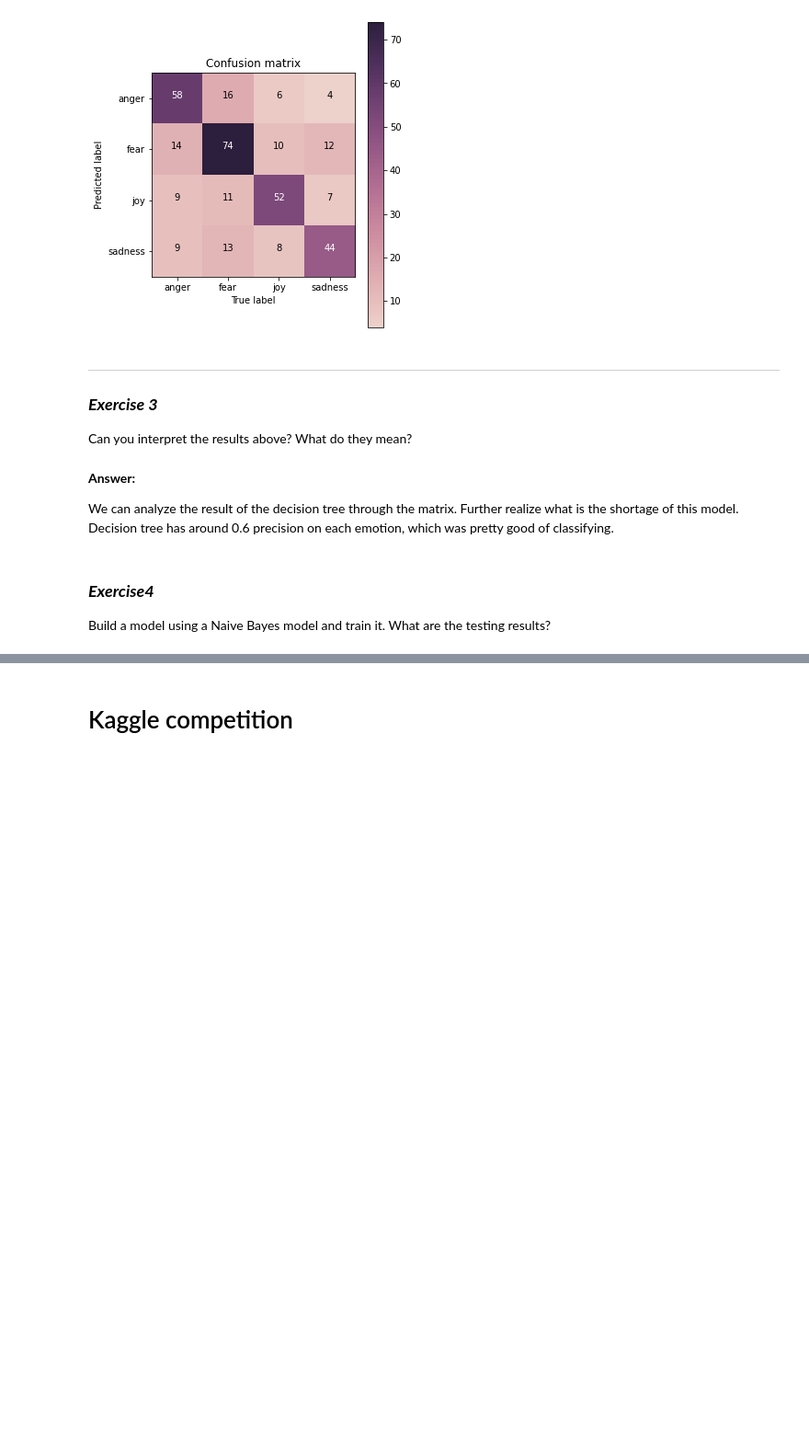
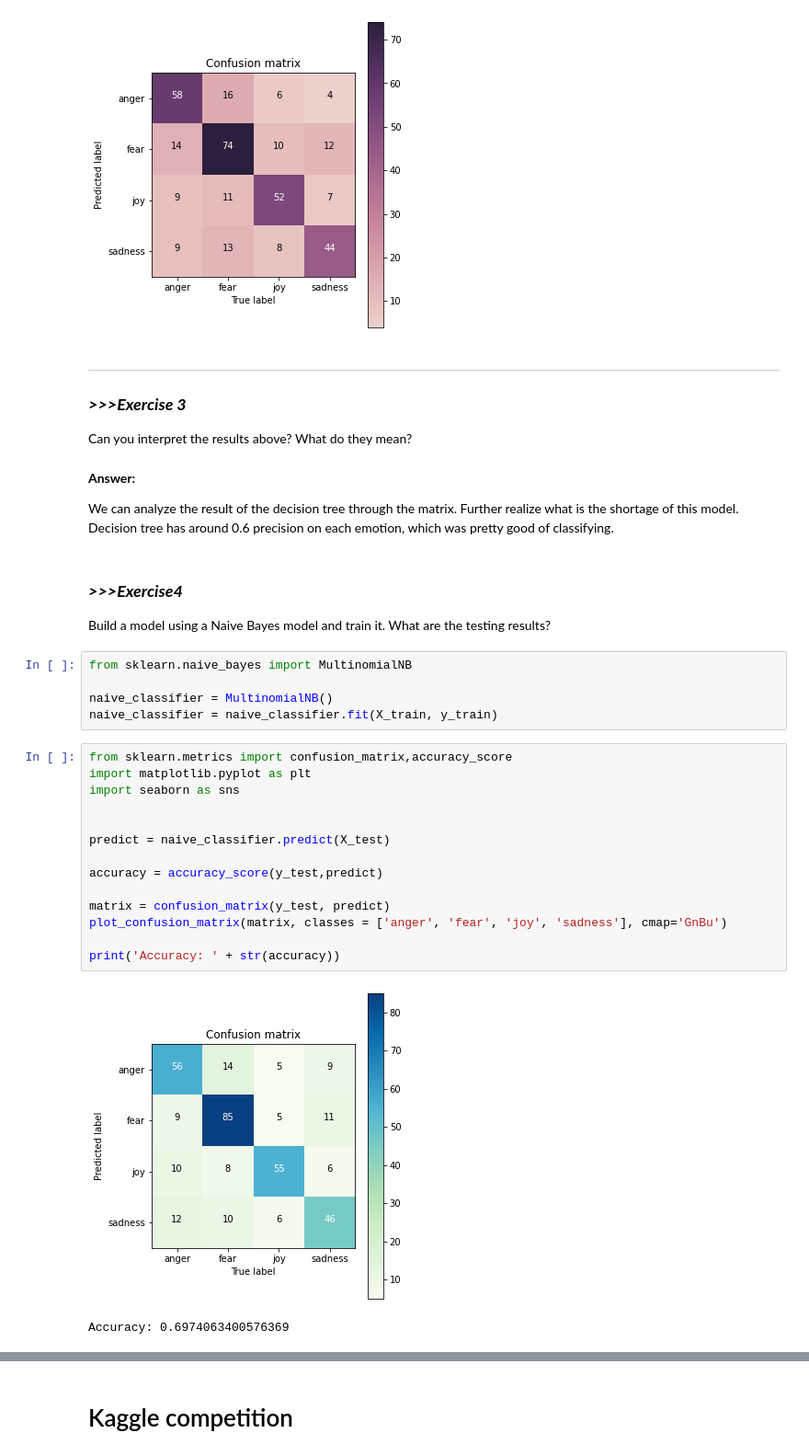
Before and after one commit to JohnnyLin97/DM2021-Lab2-HW2, a Jupyter notebook: DM2021-Lab2-Homework.ipynb, the cells around one changed output, grey strips where cells are left out. Shown at 92% size. Saved outputs shown, nothing was run; the diff lists cells and outputs as text; blank space fills up the shorter version.

```diff
--- a/DM2021-Lab2-Homework.ipynb
+++ b/DM2021-Lab2-Homework.ipynb
@@ -332,12 +332,34 @@ plot_confusion_matrix(cm, classes=my_tags, title='Confusion matrix')
 [figure]
 # %% [markdown]
 ----------------------
-### ***Exercise 3***
+### ***>>>Exercise 3***
 Can you interpret the results above? What do they mean?
 # %% [markdown]
 **Answer:**
 
 We can analyze the result of the decision tree through the matrix. Further realize what is the shortage of this model. Decision tree has around 0.6 precision on each emotion, which was pretty good of classifying.
 # %% [markdown]
-### ***Exercise4***
+### ***>>>Exercise4***
 Build a model using a Naive Bayes model and train it. What are the testing results?
+# %%
+from sklearn.naive_bayes import MultinomialNB
+
+naive_classifier = MultinomialNB()
+naive_classifier = naive_classifier.fit(X_train, y_train)
+# %%
+from sklearn.metrics import confusion_matrix,accuracy_score
+import matplotlib.pyplot as plt
+import seaborn as sns
+
+
+predict = naive_classifier.predict(X_test)
+
+accuracy = accuracy_score(y_test,predict)
+
+matrix = confusion_matrix(y_test, predict)
+plot_confusion_matrix(matrix, classes = ['anger', 'fear', 'joy', 'sadness'], cmap='GnBu')
+
+print('Accuracy: ' + str(accuracy))
+# %% [output]
+[figure, added]
+Accuracy: 0.6974063400576369
```
Also changed, not shown: parts of 5 cells of this notebook, 2 other files.
